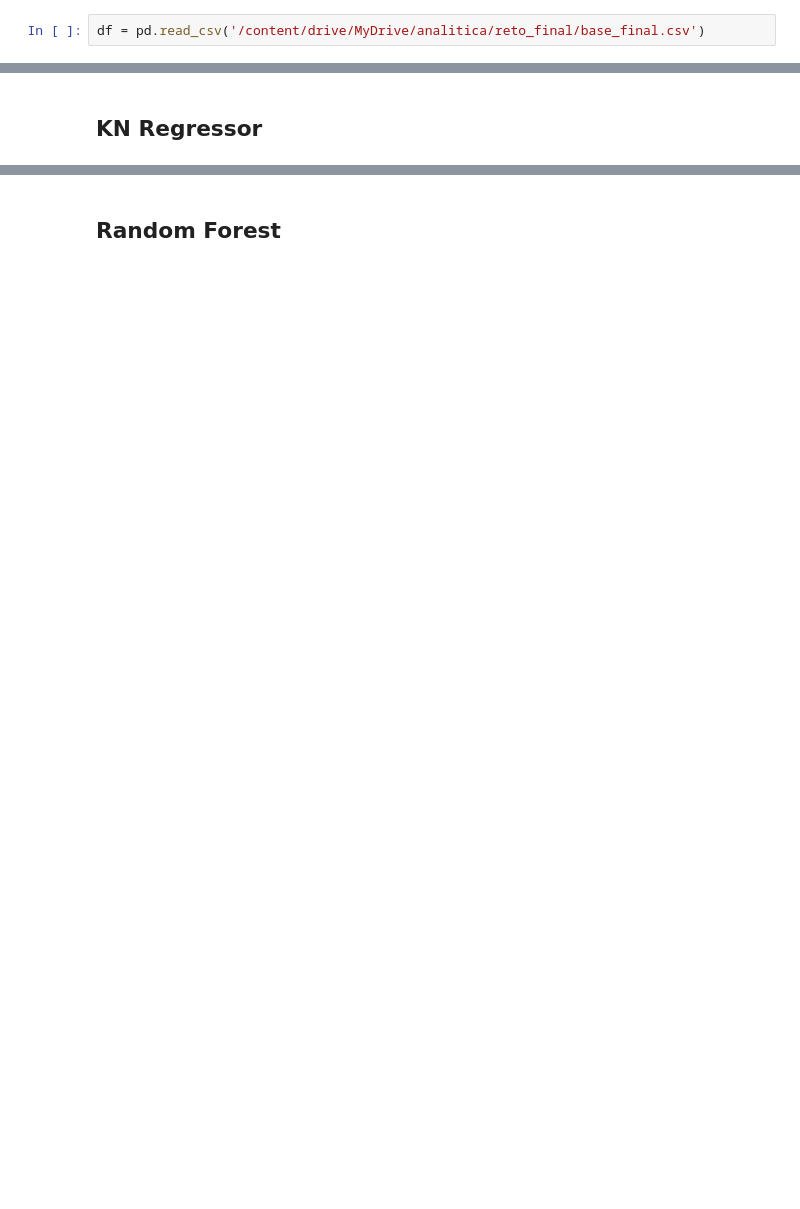
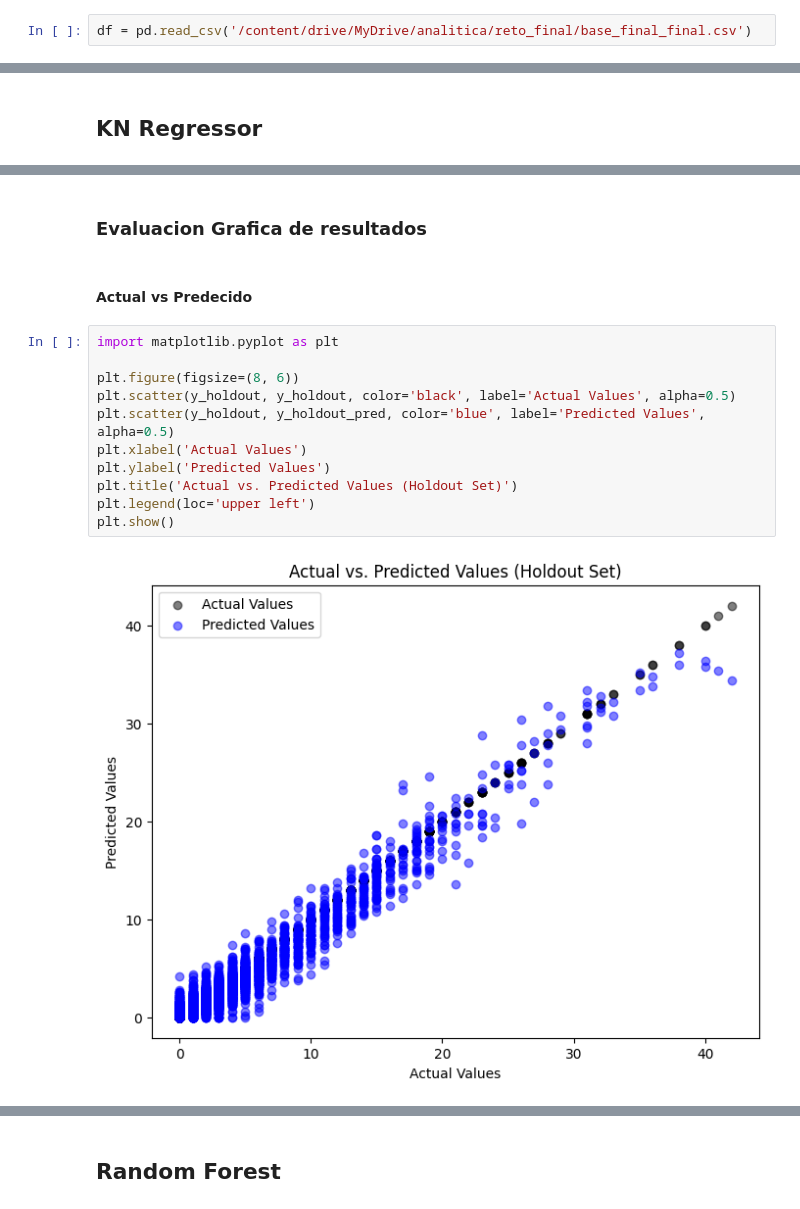
Before and after one commit to danielglz096/data-analytics, a Jupyter notebook: modelo_prediccion.ipynb, the cells around one changed output, grey strips where cells are left out. Cells and saved outputs as stored; diff of their text form; blank space fills up the shorter version.

```diff
--- a/modelo_prediccion.ipynb
+++ b/modelo_prediccion.ipynb
@@ -10,5 +21,5 @@ import pandas as pd
 # %%
-df = pd.read_csv('/content/drive/MyDrive/analitica/reto_final/base_final.csv')
+df = pd.read_csv('/content/drive/MyDrive/analitica/reto_final/base_final_final.csv')
 # %%
 df = df.drop(columns='id')
 # %%
@@ -74,0 +125,17 @@ R² (Coefficient of Determination): 0.95
+# %% [markdown]
+### Evaluacion Grafica de resultados
+# %% [markdown]
+#### Actual vs Predecido
+# %%
+import matplotlib.pyplot as plt
+
+plt.figure(figsize=(8, 6))
+plt.scatter(y_holdout, y_holdout, color='black', label='Actual Values', alpha=0.5)
+plt.scatter(y_holdout, y_holdout_pred, color='blue', label='Predicted Values', alpha=0.5)
+plt.xlabel('Actual Values')
+plt.ylabel('Predicted Values')
+plt.title('Actual vs. Predicted Values (Holdout Set)')
+plt.legend(loc='upper left')
+plt.show()
+# %% [output]
+[figure, added]
```
Also changed, not shown: parts of 17 cells of this notebook.
